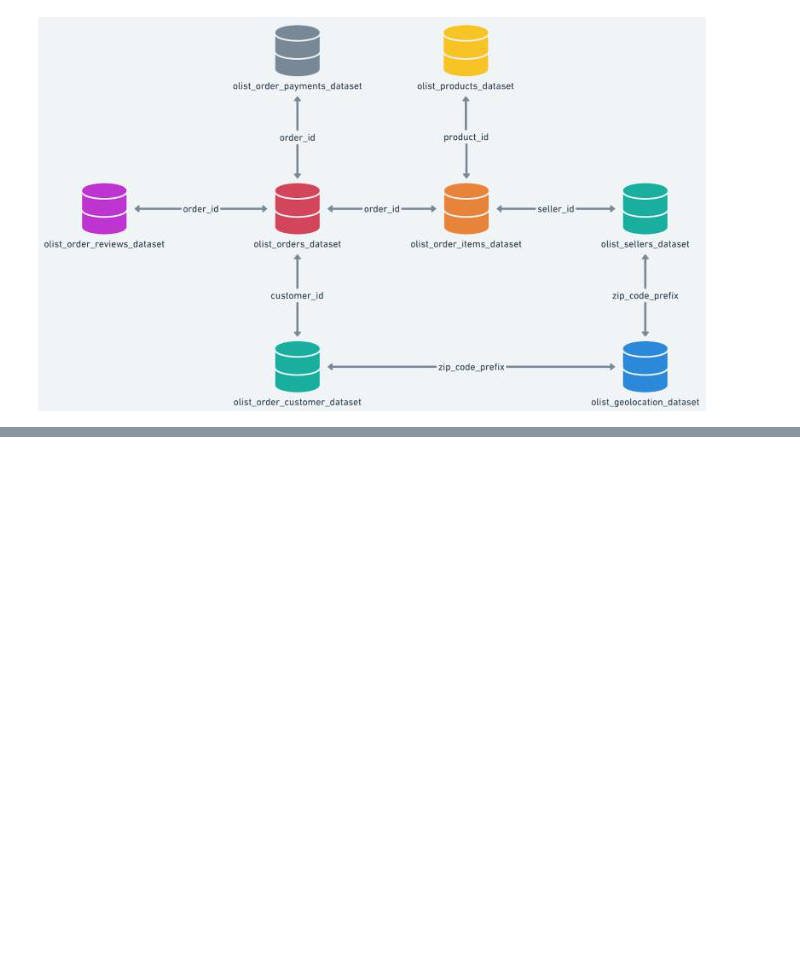
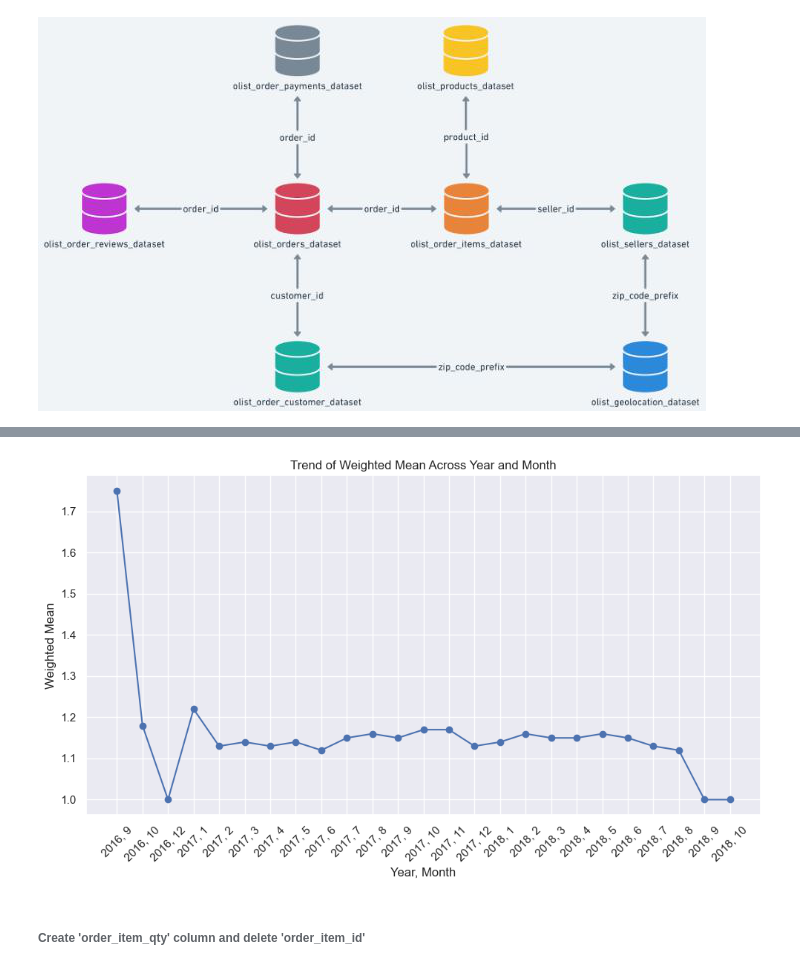
Before and after one commit to buttonsnail/Springboard, a Jupyter notebook: Capstone2.ipynb, the cells around one changed output, grey strips where cells are left out. Saved outputs shown, nothing was run; the diff lists cells and outputs as text; code cells hidden in the pictures; blank space fills up the shorter version.

```diff
--- a/Capstone2.ipynb
+++ b/Capstone2.ipynb
@@ -407,0 +506,9 @@ MemoryError: Unable to allocate 1.36 GiB for an array with shape (10, 18188958)
+# %%
+order_counts_2 = pd.DataFrame(orders['order_id'].value_counts()).reset_index()
+order_counts_2.columns = ['order_id', 'counts']
+# %%
+# Merging order_counts_2 with orders DataFrame on 'order_id' and dropping duplicates
+order_counts_2 = pd.merge(order_counts_2, orders[['order_id', 'Year', 'Month']], how='inner', on='order_id').drop_duplicates()
+
+# Displaying the first few rows of the merged DataFrame
+order_counts_2.head()
@@ -407,0 +522,10 @@ MemoryError: Unable to allocate 1.36 GiB for an array with shape (10, 18188958)
+# %%
+# Counting the occurrences of each order ID
+order_counts_2 = order_counts_2.groupby(['Year', 'Month', 'counts']).size().reset_index(name='occurrences')
+# %%
+# Calculate the weighted mean within each 'Year' and 'Month' group without using apply or lambda
+weighted_mean = (order_counts_2['counts'] * order_counts_2['occurrences']).groupby([order_counts_2['Year'], order_counts_2['Month']]).sum() / order_counts_2['occurrences'].groupby([order_counts_2['Year'], order_counts_2['Month']]).sum()
+
+# Round the calculated weighted mean to 2 decimal places
+weighted_mean = pd.DataFrame(weighted_mean.round(2))
+weighted_mean
@@ -407,0 +551,18 @@ MemoryError: Unable to allocate 1.36 GiB for an array with shape (10, 18188958)
+# %%
+# Combine 'Year' and 'Month' into a single variable for x-axis
+x_values = weighted_mean.index.get_level_values('Year').astype(str) + ', ' + weighted_mean.index.get_level_values('Month').astype(str)
+
+# Plotting the trend of weighted mean values
+plt.figure(figsize=(10, 6))
+plt.plot(x_values, weighted_mean.values, marker='o', linestyle='-', color='b')
+plt.xlabel('Year, Month')
+plt.ylabel('Weighted Mean')
+plt.title('Trend of Weighted Mean Across Year and Month')
+plt.xticks(rotation=45)
+plt.grid(True)
+plt.tight_layout()
+plt.show()
+# %% [output]
+[figure, added]
+# %% [markdown]
+###### Create 'order_item_qty' column and delete 'order_item_id'
```
Also changed, not shown: parts of 125 cells of this notebook.
